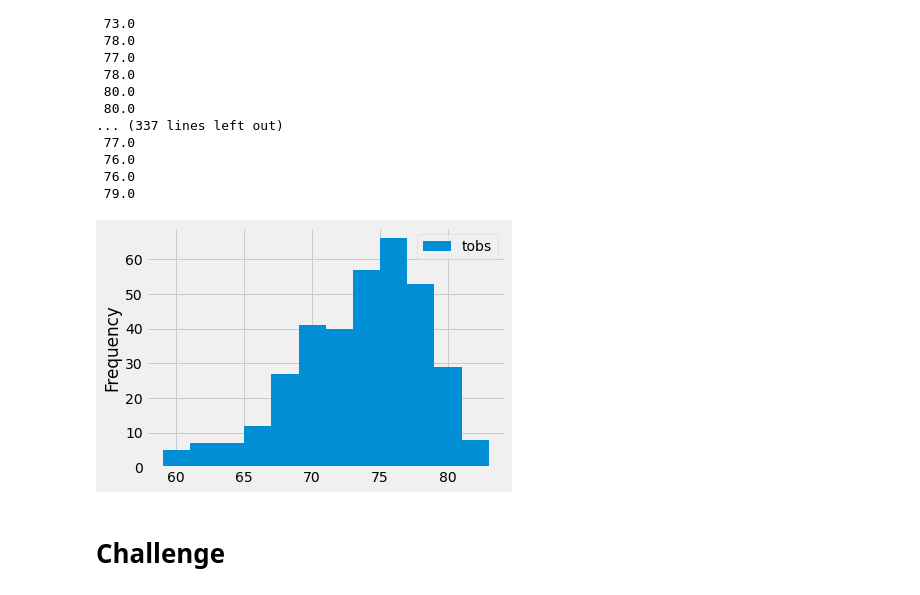
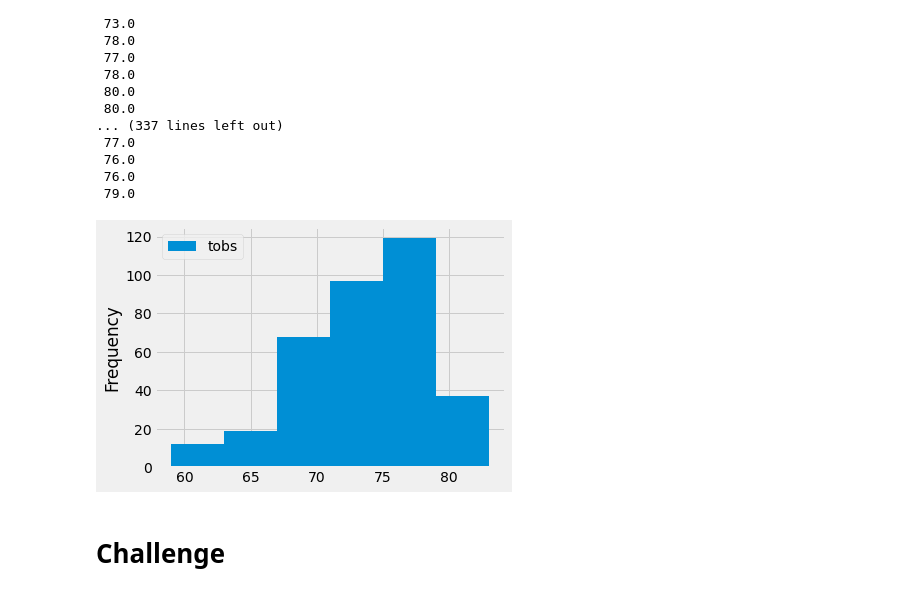
Before and after one commit to ed12rivera/surfs_up, a Jupyter notebook: climate_analysis.ipynb, the cells around one changed output. Drawn from its saved outputs; the diff is of its cells as text; code cells hidden in the pictures.

```diff
--- a/climate_analysis.ipynb
+++ b/climate_analysis.ipynb
@@ -136,10 +136,10 @@ print(busiest_df.to_string(index=False))
  76.0
  79.0
 # %%
-busiest_df.plot.hist(bins=12)
+busiest_df.plot.hist(bins=6)
 plt.tight_layout()
 # %% [output]
-[figure, old version]
+[figure, new version]
 # %%
 # Write a function called `calc_temps` that will accept start date and end date in the format '%Y-%m-%d'
 # and return the minimum, average, and maximum temperatures for that range of dates
```
Also changed, not shown: 1 other file.
